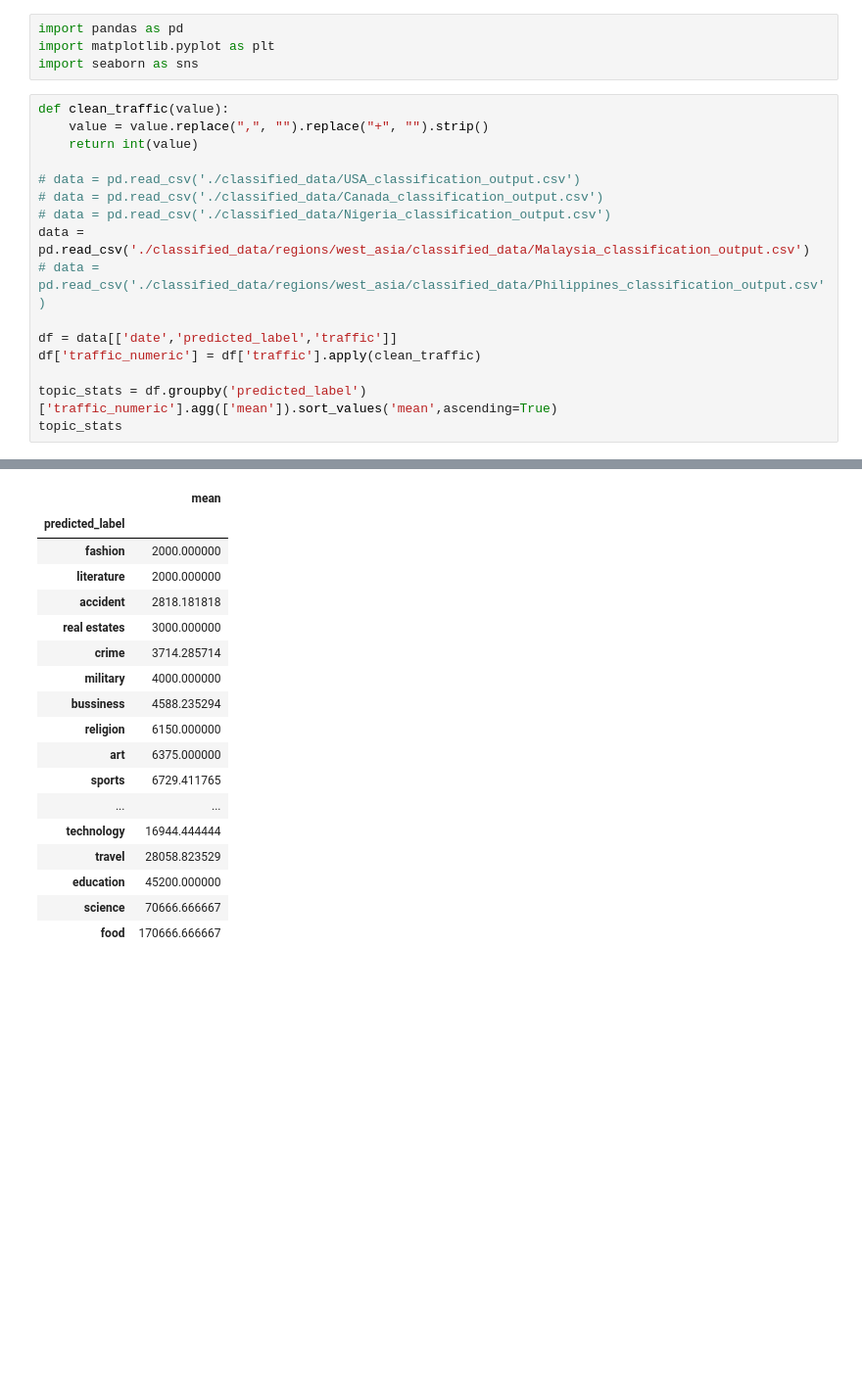
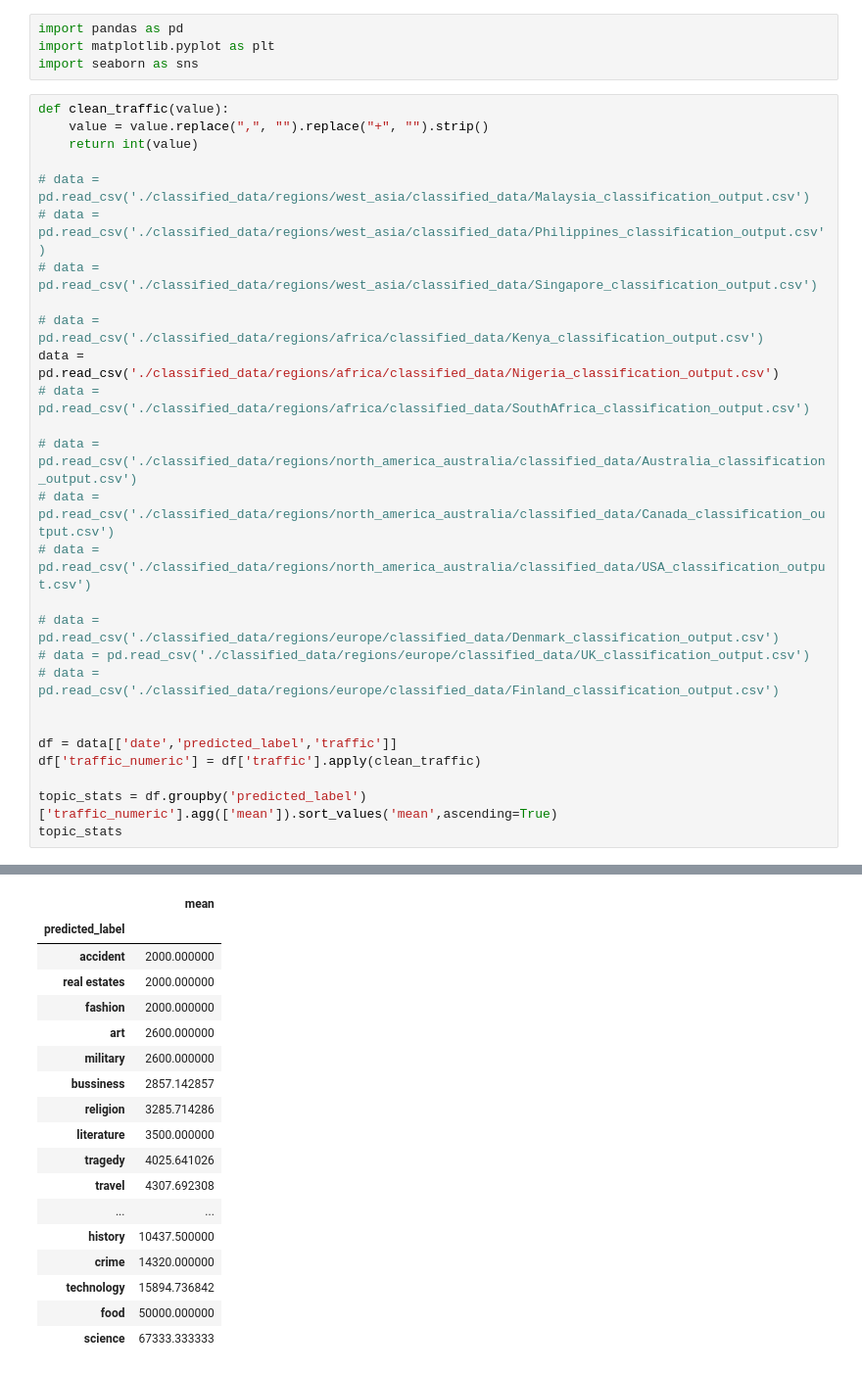
Before and after one commit to MohamedAlkurdi/Trends_prediction_model, a Jupyter notebook: Classification/classification_output_vis.ipynb, the cells around one changed output, grey strips where cells are left out. Shown at 98% size. Drawn from its saved outputs; the diff is of its cells as text; blank space fills up the shorter version.

```diff
--- a/Classification/classification_output_vis.ipynb
+++ b/Classification/classification_output_vis.ipynb
@@ -5,40 +5,51 @@ import seaborn as sns
 # %%
 def clean_traffic(value):
     value = value.replace(",", "").replace("+", "").strip()
     return int(value)
 
-# data = pd.read_csv('./classified_data/USA_classification_output.csv')
-# data = pd.read_csv('./classified_data/Canada_classification_output.csv')
-# data = pd.read_csv('./classified_data/Nigeria_classification_output.csv')
-data = pd.read_csv('./classified_data/regions/west_asia/classified_data/Malaysia_classification_output.csv')
+# data = pd.read_csv('./classified_data/regions/west_asia/classified_data/Malaysia_classification_output.csv')
 # data = pd.read_csv('./classified_data/regions/west_asia/classified_data/Philippines_classification_output.csv')
+# data = pd.read_csv('./classified_data/regions/west_asia/classified_data/Singapore_classification_output.csv')
+
+# data = pd.read_csv('./classified_data/regions/africa/classified_data/Kenya_classification_output.csv')
+data = pd.read_csv('./classified_data/regions/africa/classified_data/Nigeria_classification_output.csv')
+# data = pd.read_csv('./classified_data/regions/africa/classified_data/SouthAfrica_classification_output.csv')
+
+# data = pd.read_csv('./classified_data/regions/north_america_australia/classified_data/Australia_classification_output.csv')
+# data = pd.read_csv('./classified_data/regions/north_america_australia/classified_data/Canada_classification_output.csv')
+# data = pd.read_csv('./classified_data/regions/north_america_australia/classified_data/USA_classification_output.csv')
+
+# data = pd.read_csv('./classified_data/regions/europe/classified_data/Denmark_classification_output.csv')
+# data = pd.read_csv('./classified_data/regions/europe/classified_data/UK_classification_output.csv')
+# data = pd.read_csv('./classified_data/regions/europe/classified_data/Finland_classification_output.csv')
+
 
 df = data[['date','predicted_label','traffic']]
 df['traffic_numeric'] = df['traffic'].apply(clean_traffic)
 
 topic_stats = df.groupby('predicted_label')['traffic_numeric'].agg(['mean']).sort_values('mean',ascending=True)
 topic_stats
 # %% [output]
 A value is trying to be set on a copy of a slice from a DataFrame.
 Try using .loc[row_indexer,col_indexer] = value instead
 
 See the caveats in the documentation: https://pandas.pydata.org/pandas-docs/stable/user_guide/indexing.html#returning-a-view-versus-a-copy
   df['traffic_numeric'] = df['traffic'].apply(clean_traffic)
 |  | mean |
 | predicted_label |  |
+| accident | 2000.000000 |
+| real estates | 2000.000000 |
 | fashion | 2000.000000 |
-| literature | 2000.000000 |
-| accident | 2818.181818 |
-| real estates | 3000.000000 |
-| crime | 3714.285714 |
-| military | 4000.000000 |
-| bussiness | 4588.235294 |
-| religion | 6150.000000 |
-| art | 6375.000000 |
-| sports | 6729.411765 |
+| art | 2600.000000 |
+| military | 2600.000000 |
+| bussiness | 2857.142857 |
+| religion | 3285.714286 |
+| literature | 3500.000000 |
+| tragedy | 4025.641026 |
+| travel | 4307.692308 |
 | ... | ... |
-| technology | 16944.444444 |
-| travel | 28058.823529 |
-| education | 45200.000000 |
-| science | 70666.666667 |
-| food | 170666.666667 |
+| history | 10437.500000 |
+| crime | 14320.000000 |
+| technology | 15894.736842 |
+| food | 50000.000000 |
+| science | 67333.333333 |
```
Also changed, not shown: parts of 5 cells of this notebook, 7 other files.
